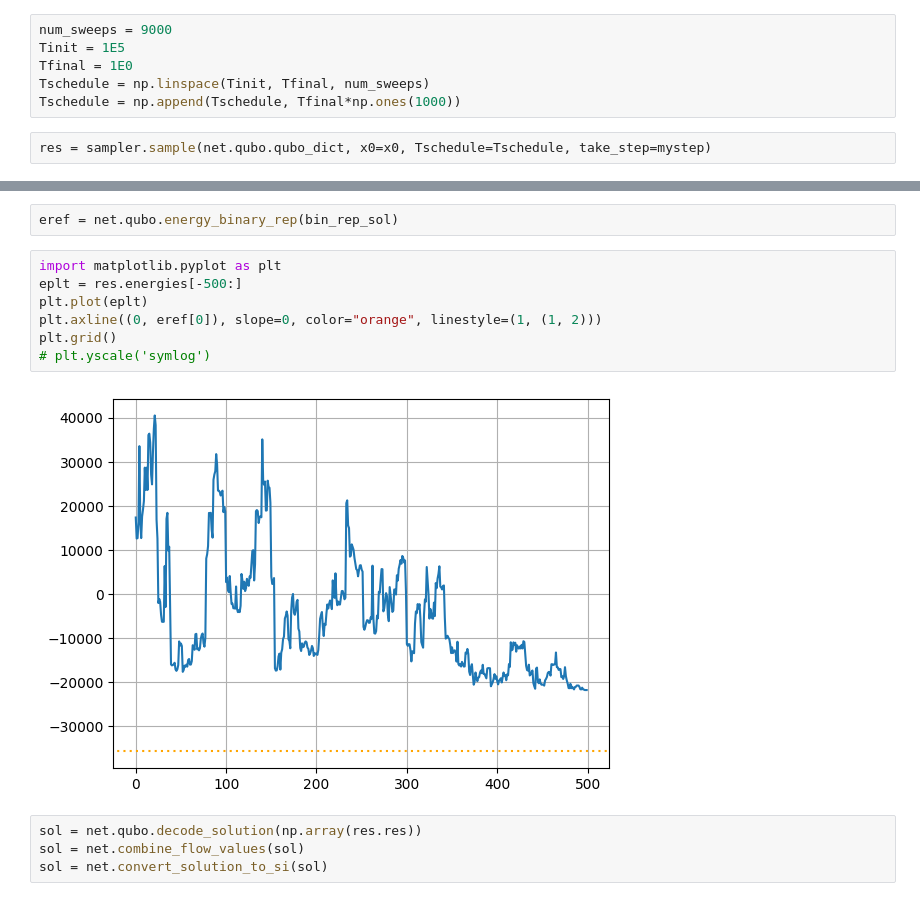
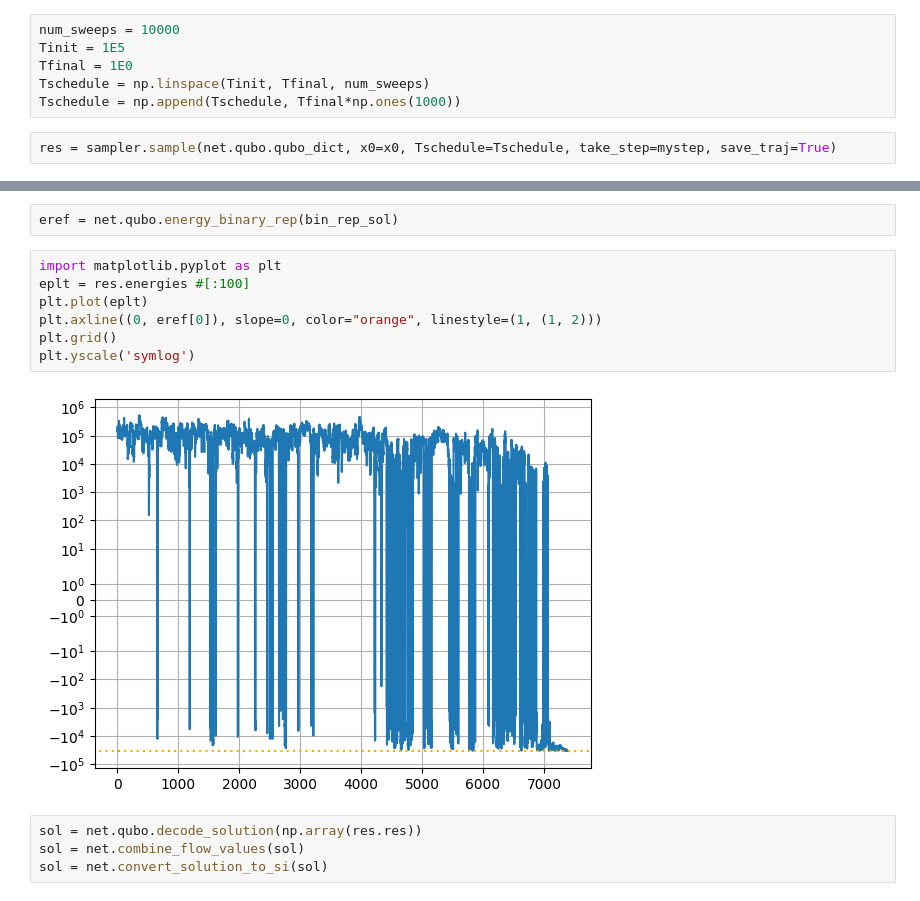
Before and after one commit to QuantumApplicationLab/wntr-quantum, a Jupyter notebook: docs/notebooks/qubo_poly_solver_2loops_dw.ipynb, the cells around one changed output, grey strips where cells are left out. Saved outputs shown, nothing was run; the diff lists cells and outputs as text.

Commit message:
new step

```diff
--- a/docs/notebooks/qubo_poly_solver_2loops_dw.ipynb
+++ b/docs/notebooks/qubo_poly_solver_2loops_dw.ipynb
@@ -178,8 +150,8 @@ mod_bin_rep_sol
 # %%
-num_sweeps = 9000
+num_sweeps = 10000
 Tinit = 1E5
 Tfinal = 1E0
 Tschedule = np.linspace(Tinit, Tfinal, num_sweeps)
 Tschedule = np.append(Tschedule, Tfinal*np.ones(1000))
 # %%
-res = sampler.sample(net.qubo.qubo_dict, x0=x0, Tschedule=Tschedule, take_step=mystep)
+res = sampler.sample(net.qubo.qubo_dict, x0=x0, Tschedule=Tschedule, take_step=mystep, save_traj=True)
@@ -214,13 +161,13 @@ mystep.verify_quadratic_constraints(res.res)
 eref = net.qubo.energy_binary_rep(bin_rep_sol)
 # %%
 import matplotlib.pyplot as plt
-eplt = res.energies[-500:]
+eplt = res.energies #[:100]
 plt.plot(eplt)
 plt.axline((0, eref[0]), slope=0, color="orange", linestyle=(1, (1, 2)))
 plt.grid()
-# plt.yscale('symlog')
+plt.yscale('symlog')
 # %% [output]
-[figure, old version]
+[figure, new version]
 # %%
 sol = net.qubo.decode_solution(np.array(res.res))
 sol = net.combine_flow_values(sol)
```
Also changed, not shown: parts of 30 cells of this notebook, 2 other files.
